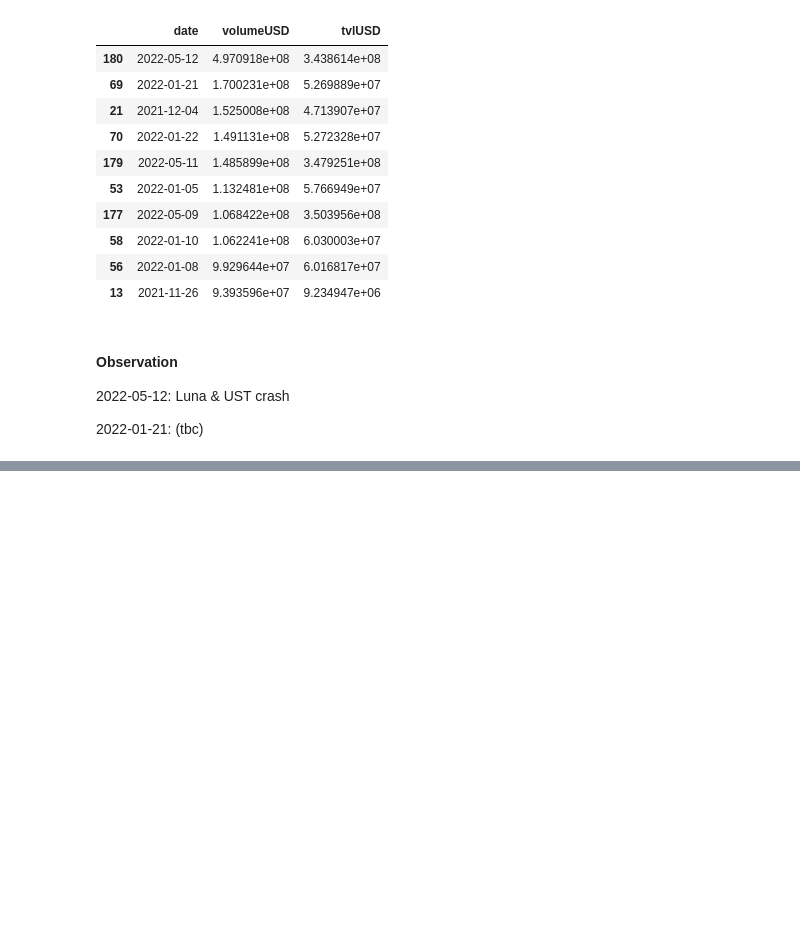
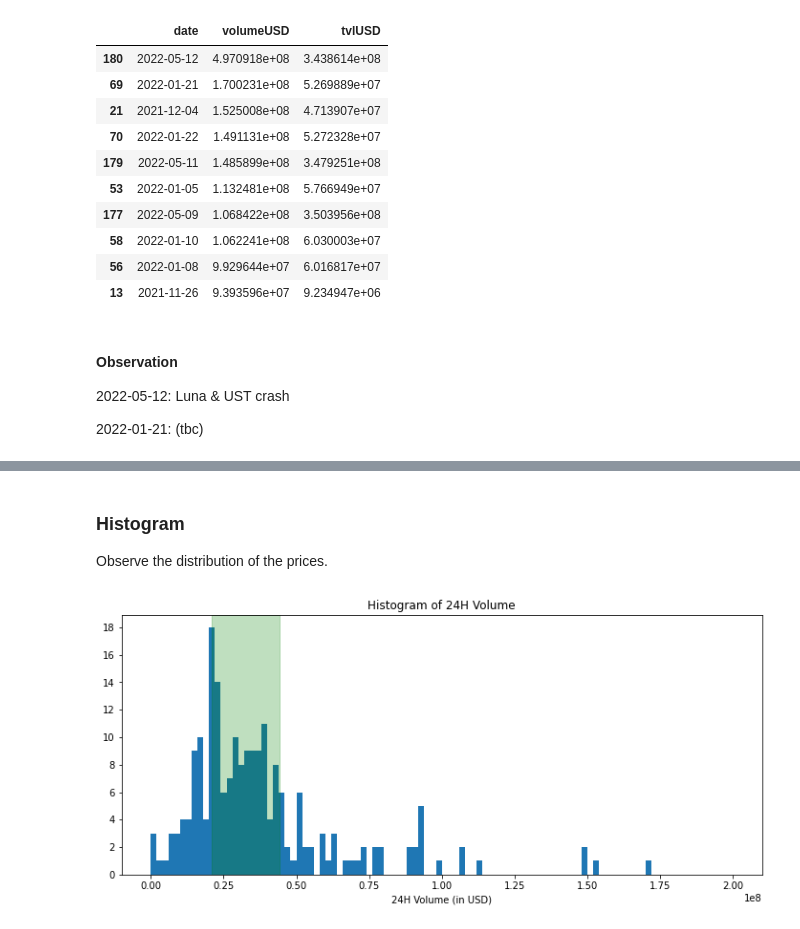
Before and after one commit to StardustLID/eth-uniswap-prelim-analysis, a Jupyter notebook: chart_data.ipynb, the cells around one changed output, grey strips where cells are left out. Drawn from its saved outputs; the diff is of its cells as text; code cells hidden in the pictures; blank space fills up the shorter version.

```diff
--- a/chart_data.ipynb
+++ b/chart_data.ipynb
@@ -191,0 +202,21 @@ df.sort_values(by="volumeUSD", ascending=False)[:10]
+# %% [markdown]
+### Histogram
+Observe the distribution of the prices.
+# %%
+from matplotlib.pyplot import MaxNLocator
+fig, ax = plt.subplots(figsize=(12, 5))
+ax.hist(df["volumeUSD"], bins=100, range=(0, 2e8))
+
+# force y-axis ticks to use integers
+ax.get_yaxis().set_major_locator(MaxNLocator(integer=True))
+plt.title("Histogram of 24H Volume")
+plt.xlabel("24H Volume (in USD)")
+
+# highlight 25%-75% percentile
+lq = df["volumeUSD"].quantile(0.25)
+uq = df["volumeUSD"].quantile(0.75)
+ax.axvspan(lq, uq, color="green", alpha=0.25)
+
+plt.show()
+# %% [output]
+[figure, added]
```
Also changed, not shown: parts of 10 cells of this notebook.
